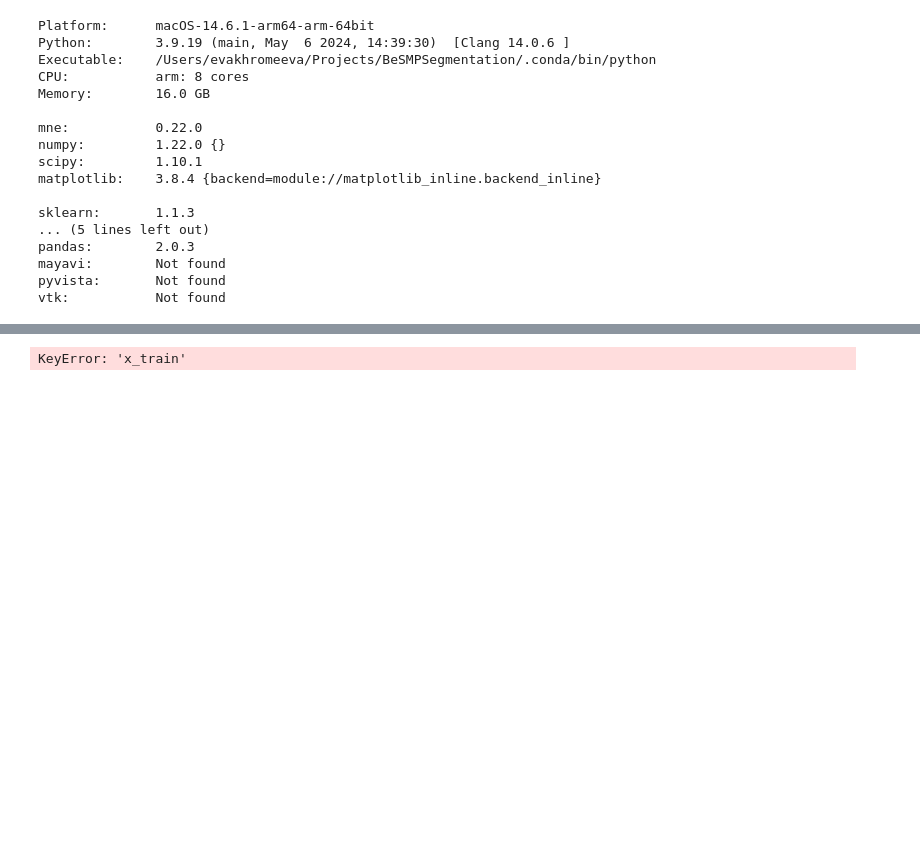
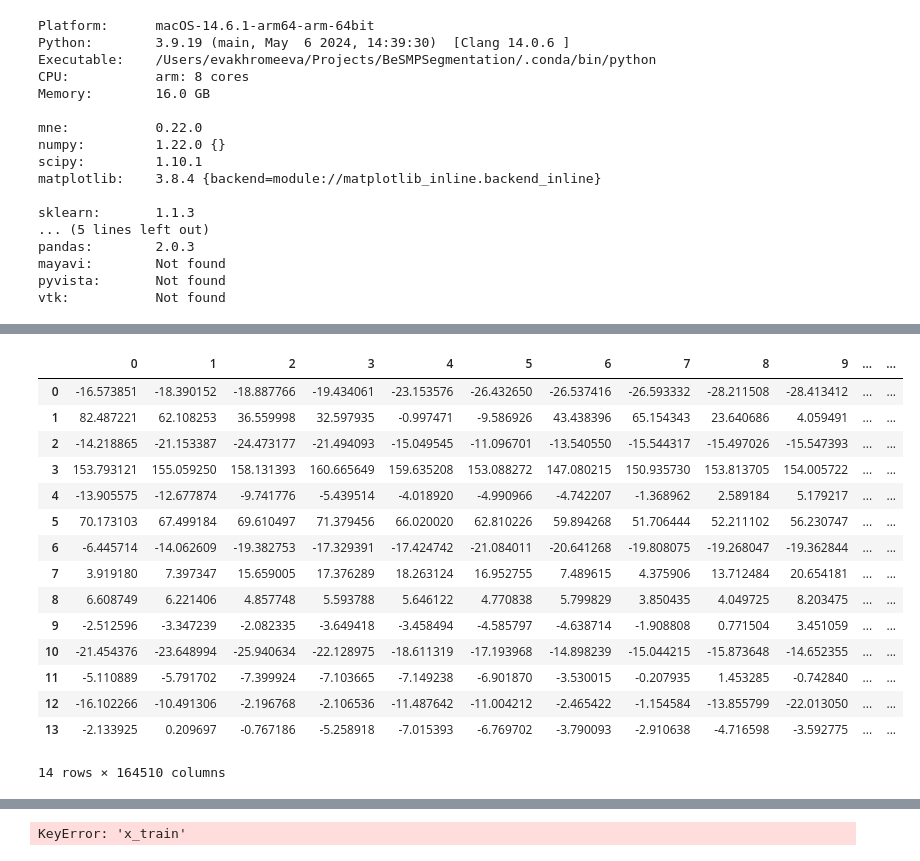
Before and after one commit to VakhromeevaKate/parkinson-disease-eeg, a Jupyter notebook: ParkinsonEEG_Iowa.ipynb, the cells around one changed output, grey strips where cells are left out. Saved outputs shown, nothing was run; the diff lists cells and outputs as text; code cells hidden in the pictures; blank space fills up the shorter version.

```diff
--- a/ParkinsonEEG_Iowa.ipynb
+++ b/ParkinsonEEG_Iowa.ipynb
@@ -82,0 +125,19 @@ print(load_data['__globals__'])
+# %%
+df4
+# %% [output]
+|  | 0 | 1 | 2 | 3 | 4 | 5 | 6 | 7 | 8 | 9 | ... | ... |
+| 0 | -16.573851 | -18.390152 | -18.887766 | -19.434061 | -23.153576 | -26.432650 | -26.537416 | -26.593332 | -28.211508 | -28.413412 | ... | ... |
+| 1 | 82.487221 | 62.108253 | 36.559998 | 32.597935 | -0.997471 | -9.586926 | 43.438396 | 65.154343 | 23.640686 | 4.059491 | ... | ... |
+| 2 | -14.218865 | -21.153387 | -24.473177 | -21.494093 | -15.049545 | -11.096701 | -13.540550 | -15.544317 | -15.497026 | -15.547393 | ... | ... |
+| 3 | 153.793121 | 155.059250 | 158.131393 | 160.665649 | 159.635208 | 153.088272 | 147.080215 | 150.935730 | 153.813705 | 154.005722 | ... | ... |
+| 4 | -13.905575 | -12.677874 | -9.741776 | -5.439514 | -4.018920 | -4.990966 | -4.742207 | -1.368962 | 2.589184 | 5.179217 | ... | ... |
+| 5 | 70.173103 | 67.499184 | 69.610497 | 71.379456 | 66.020020 | 62.810226 | 59.894268 | 51.706444 | 52.211102 | 56.230747 | ... | ... |
+| 6 | -6.445714 | -14.062609 | -19.382753 | -17.329391 | -17.424742 | -21.084011 | -20.641268 | -19.808075 | -19.268047 | -19.362844 | ... | ... |
+| 7 | 3.919180 | 7.397347 | 15.659005 | 17.376289 | 18.263124 | 16.952755 | 7.489615 | 4.375906 | 13.712484 | 20.654181 | ... | ... |
+| 8 | 6.608749 | 6.221406 | 4.857748 | 5.593788 | 5.646122 | 4.770838 | 5.799829 | 3.850435 | 4.049725 | 8.203475 | ... | ... |
+| 9 | -2.512596 | -3.347239 | -2.082335 | -3.649418 | -3.458494 | -4.585797 | -4.638714 | -1.908808 | 0.771504 | 3.451059 | ... | ... |
+| 10 | -21.454376 | -23.648994 | -25.940634 | -22.128975 | -18.611319 | -17.193968 | -14.898239 | -15.044215 | -15.873648 | -14.652355 | ... | ... |
+| 11 | -5.110889 | -5.791702 | -7.399924 | -7.103665 | -7.149238 | -6.901870 | -3.530015 | -0.207935 | 1.453285 | -0.742840 | ... | ... |
+| 12 | -16.102266 | -10.491306 | -2.196768 | -2.106536 | -11.487642 | -11.004212 | -2.465422 | -1.154584 | -13.855799 | -22.013050 | ... | ... |
+| 13 | -2.133925 | 0.209697 | -0.767186 | -5.258918 | -7.015393 | -6.769702 | -3.790093 | -2.910638 | -4.716598 | -3.592775 | ... | ... |
+14 rows × 164510 columns
```
Also changed, not shown: parts of 8 cells of this notebook, 2 other files.
